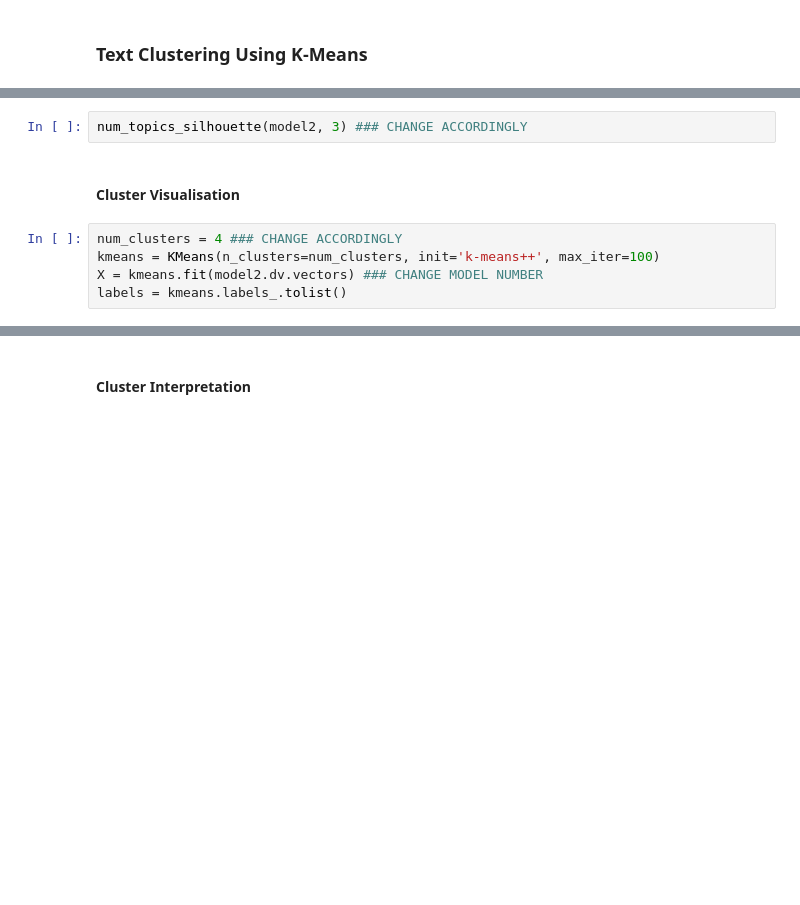
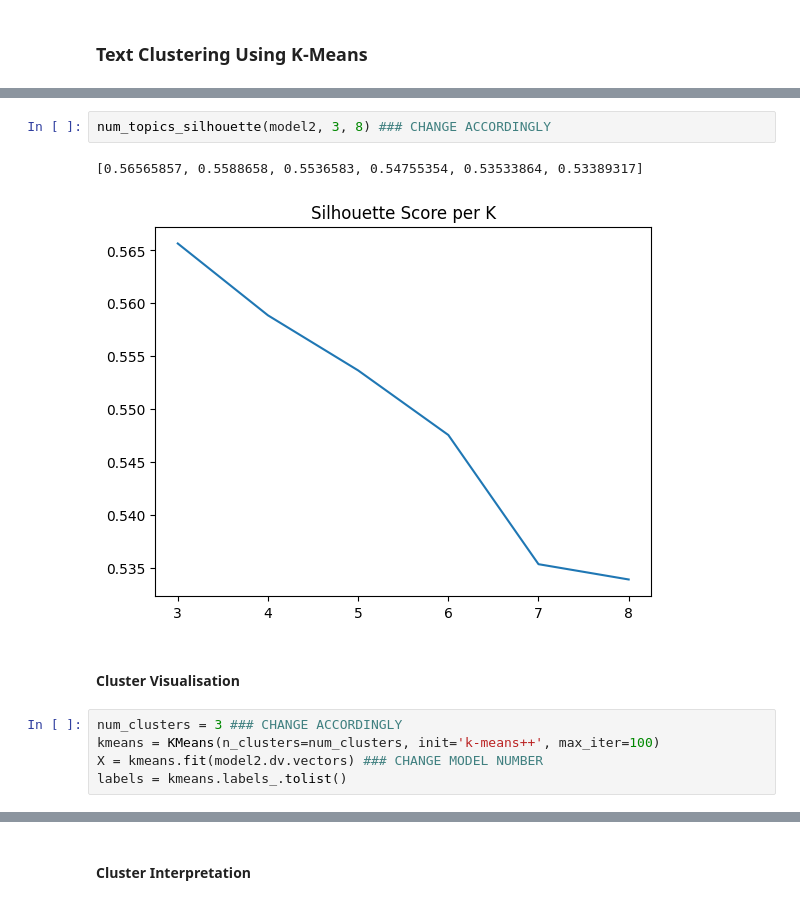
Before and after one commit to sabyeo/bt4221, a Jupyter notebook: doc2vec_topic_modelling_restaurant.ipynb, the cells around one changed output, grey strips where cells are left out. Drawn from its saved outputs; the diff is of its cells as text; blank space fills up the shorter version.

```diff
--- a/doc2vec_topic_modelling_restaurant.ipynb
+++ b/doc2vec_topic_modelling_restaurant.ipynb
@@ -491,9 +515,12 @@ num_topics_elbow(model2)
 # %%
-num_topics_silhouette(model2, 3) ### CHANGE ACCORDINGLY
+num_topics_silhouette(model2, 3, 8) ### CHANGE ACCORDINGLY
+# %% [output]
+[0.56565857, 0.5588658, 0.5536583, 0.54755354, 0.53533864, 0.53389317]
+[figure, added]
 # %% [markdown]
 #### Cluster Visualisation
 # %%
-num_clusters = 4 ### CHANGE ACCORDINGLY
+num_clusters = 3 ### CHANGE ACCORDINGLY
 kmeans = KMeans(n_clusters=num_clusters, init='k-means++', max_iter=100)
 X = kmeans.fit(model2.dv.vectors) ### CHANGE MODEL NUMBER
 labels = kmeans.labels_.tolist()
```
Also changed, not shown: parts of 72 cells of this notebook.
